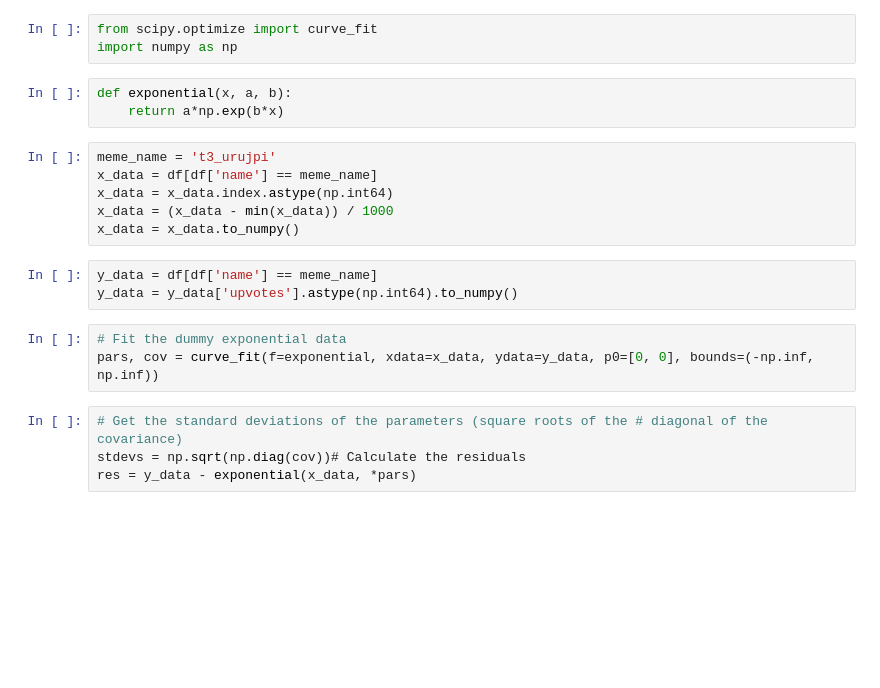
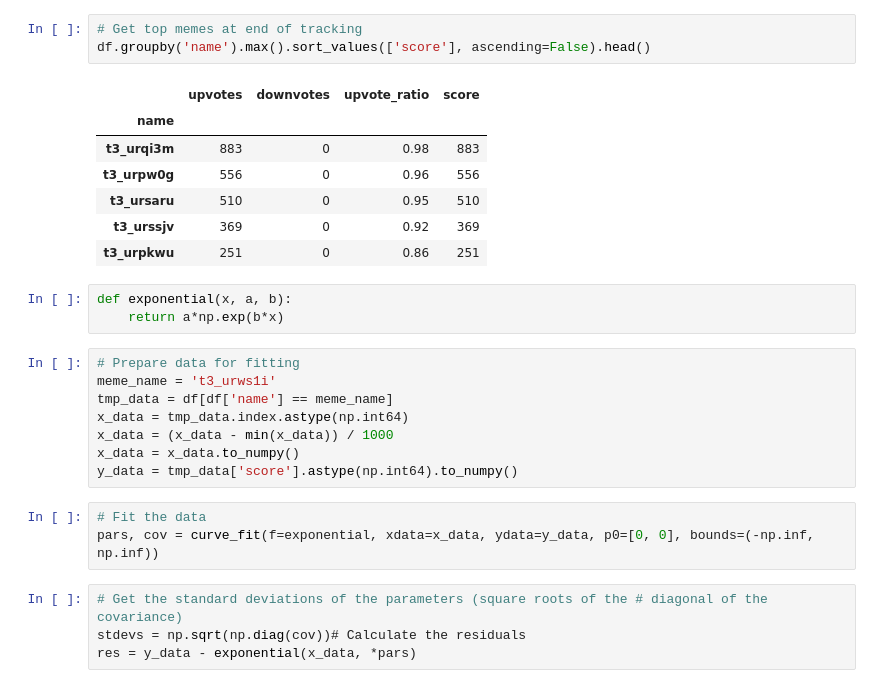
Before and after one commit to fedeb95/memes, a Jupyter notebook: Untitled.ipynb, the cells around one changed output. Saved outputs shown, nothing was run; the diff lists cells and outputs as text; blank space fills up the shorter version.

```diff
--- a/Untitled.ipynb
+++ b/Untitled.ipynb
@@ -28,20 +30,27 @@ plt.show()
-# %%
-from scipy.optimize import curve_fit
-import numpy as np
+# %%
+# Get top memes at end of tracking
+df.groupby('name').max().sort_values(['score'], ascending=False).head()
+# %% [output]
+|  | upvotes | downvotes | upvote_ratio | score |
+| name |  |  |  |  |
+| t3_urqi3m | 883 | 0 | 0.98 | 883 |
+| t3_urpw0g | 556 | 0 | 0.96 | 556 |
+| t3_ursaru | 510 | 0 | 0.95 | 510 |
+| t3_urssjv | 369 | 0 | 0.92 | 369 |
+| t3_urpkwu | 251 | 0 | 0.86 | 251 |
 # %%
 def exponential(x, a, b):
     return a*np.exp(b*x)
 # %%
-meme_name = 't3_urujpi'
-x_data = df[df['name'] == meme_name]
-x_data = x_data.index.astype(np.int64)
+# Prepare data for fitting
+meme_name = 't3_urws1i'
+tmp_data = df[df['name'] == meme_name]
+x_data = tmp_data.index.astype(np.int64)
 x_data = (x_data - min(x_data)) / 1000
 x_data = x_data.to_numpy()
+y_data = tmp_data['score'].astype(np.int64).to_numpy()
-# %%
-y_data = df[df['name'] == meme_name]
-y_data = y_data['upvotes'].astype(np.int64).to_numpy()
 # %%
-# Fit the dummy exponential data
+# Fit the data
 pars, cov = curve_fit(f=exponential, xdata=x_data, ydata=y_data, p0=[0, 0], bounds=(-np.inf, np.inf))
 # %%
 # Get the standard deviations of the parameters (square roots of the # diagonal of the covariance)
```
Also changed, not shown: parts of 11 cells of this notebook.
